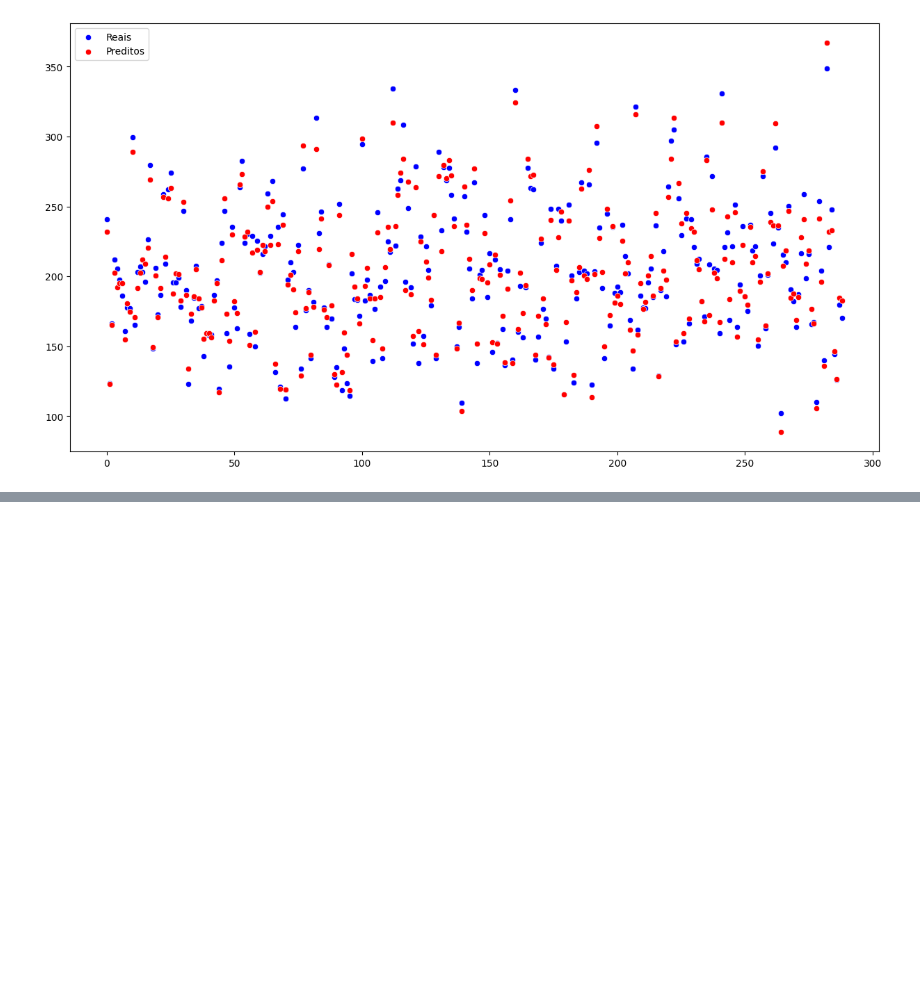
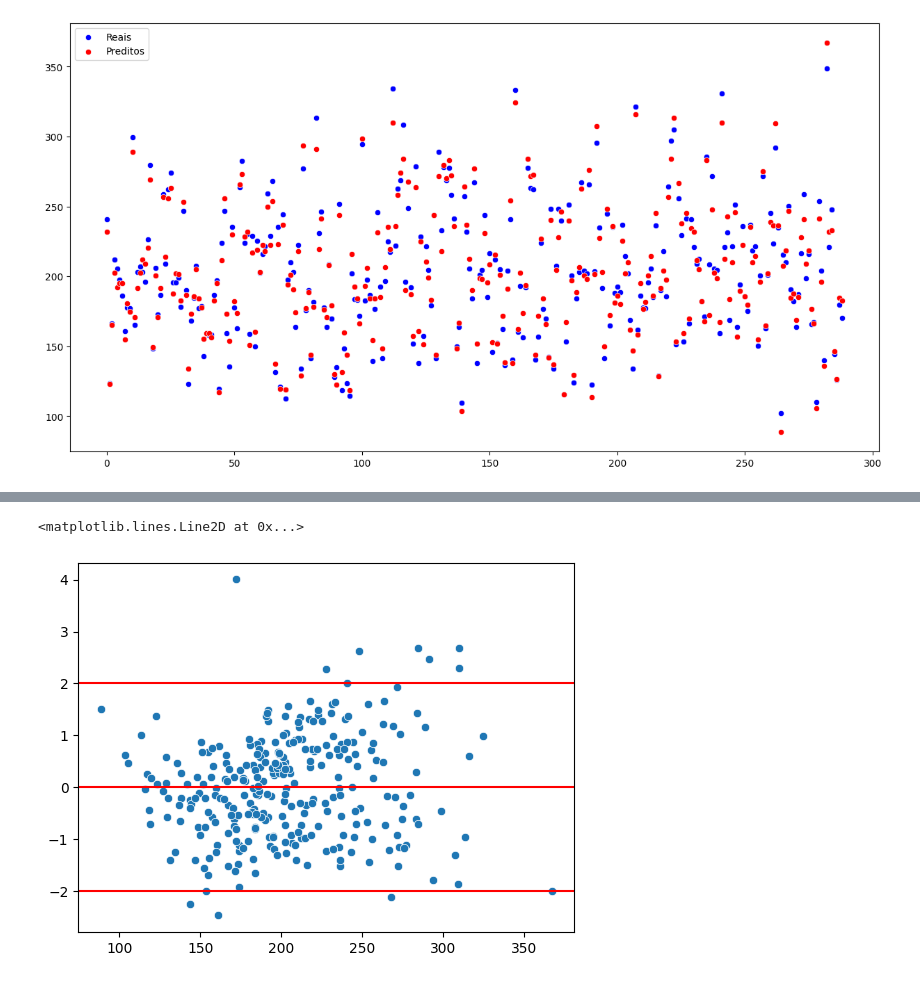
Before and after one commit to lilkirito22/aprendizado_machine_learning, a Jupyter notebook: Regressao_linear_multipla/modelo_colesterol.ipynb, the cells around one changed output, grey strips where cells are left out. Saved outputs shown, nothing was run; the diff lists cells and outputs as text; code cells hidden in the pictures; blank space fills up the shorter version.

```diff
--- a/Regressao_linear_multipla/modelo_colesterol.ipynb
+++ b/Regressao_linear_multipla/modelo_colesterol.ipynb
@@ -430,0 +433,10 @@ sns.scatterplot(x=x_axis, y=y_pred.reshape(-1), color='red', label='Preditos')
+# %%
+# Calcular residuos
+
+residuos = y_test - y_pred
+# %%
+# Transformar residuos na escala padrao
+# (X - media) / desvio padrao
+from scipy.stats import zscore
+residuos_std = zscore(residuos)
+residuos_std
@@ -430,0 +461,11 @@ sns.scatterplot(x=x_axis, y=y_pred.reshape(-1), color='red', label='Preditos')
+# %%
+# Verificar linearidade dos residuos: Valores estao entre -2 e 2 (escala padrao)
+# Verificar homocedasticidade dos residuos: Valores em torno da reta
+
+sns.scatterplot(x=y_pred, y=residuos_std)
+plt.pyplot.axhline(y=0, color='red')
+plt.pyplot.axhline(y=-2, color='red')
+plt.pyplot.axhline(y=2, color='red')
+# %% [output]
+<matplotlib.lines.Line2D at 0x...>
+[figure, added]
```
Also changed, not shown: parts of 12 cells of this notebook, 2 other files.
